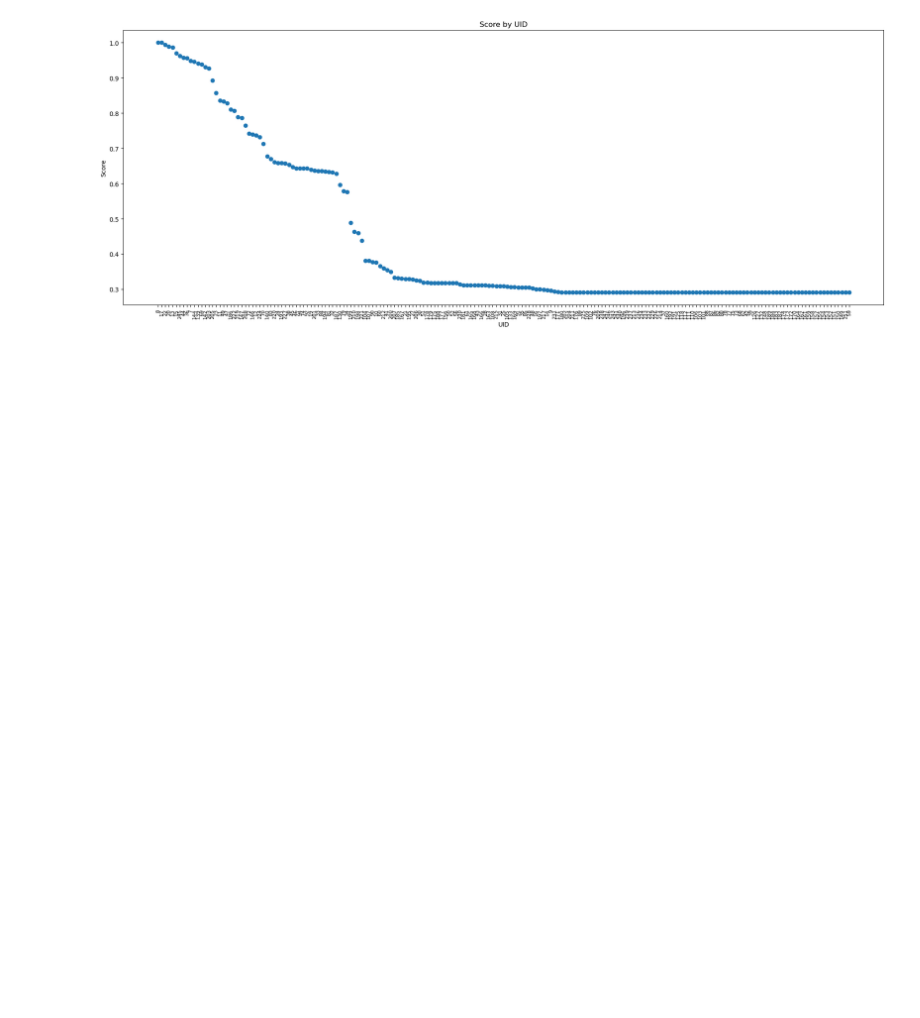
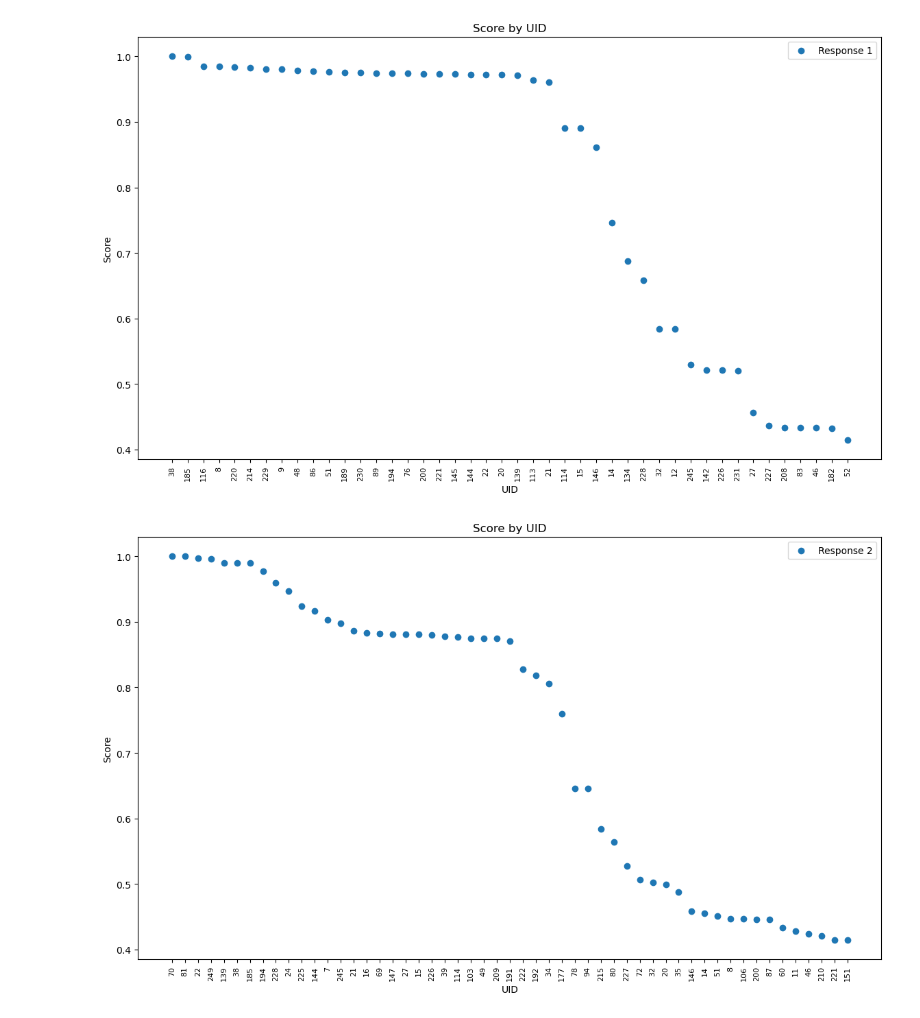
Before and after one commit to masa-finance/masa-bittensor, a Jupyter notebook: notebooks/mainnet/scores.ipynb, the cells around one changed output. Drawn from its saved outputs; the diff is of its cells as text; code cells hidden in the pictures; blank space fills up the shorter version.

```diff
--- a/notebooks/mainnet/scores.ipynb
+++ b/notebooks/mainnet/scores.ipynb
@@ -1,34 +1,37 @@
 # %%
 import pandas as pd
 import matplotlib.pyplot as plt
 
 import requests
 
-response = requests.get("http://165.227.153.108:8000/scores")
-scores = response.json()
+responses = [
+    requests.get("http://149.36.1.121:8000/scores"),
+    requests.get("http://165.227.153.108:8000/scores"),
+    requests.get("http://64.226.93.21:8000/scores"),
+    requests.get("http://161.97.131.133:8000/scores"),
+    requests.get("http://5.161.242.50:8000/scores")
+]
 
-# Calculate the sum of volumes for each miner
-scores_df = []
-for i, data in enumerate(scores):
-    if data > 0:
-        scores_df.append({
-            "score": data,
-            "uid": str(i)
-        })
+for idx, response in enumerate(responses):
+    scores = response.json()
+    scores_df = []
+    for i, data in enumerate(scores):
+        if data > 0.4:
+            scores_df.append({
+                "score": data,
+                "uid": str(i)
+            })
+    df = pd.DataFrame(scores_df)
+    df = df.sort_values(by='score', ascending=False)
+    plt.figure(figsize=(14, 8))
+    plt.scatter(df['uid'], df['score'], label=f'Response {idx+1}')
+    plt.xlabel('UID')
+    plt.ylabel('Score')
+    plt.title('Score by UID')
+    plt.xticks(rotation=90, fontsize=8)
+    plt.legend()
 
-# Convert to DataFrame for easier plotting
-df = pd.DataFrame(scores_df)
-
-# Sort the DataFrame by score in descending order
-df = df.sort_values(by='score', ascending=False)
-
-# Plot the scores as a scatter plot
-plt.figure(figsize=(22, 8))
-plt.scatter(df['uid'], df['score'])
-plt.xlabel('UID')
-plt.ylabel('Score')
-plt.title('Score by UID')
-plt.xticks(rotation=90, fontsize=8)  # Make x-axis labels smaller
 plt.show()
 # %% [output]
-[figure, old version]
+[figure, new version]
+[figure, added]
```
Also changed, not shown: parts of 1 cell of this notebook, 2 other files.
